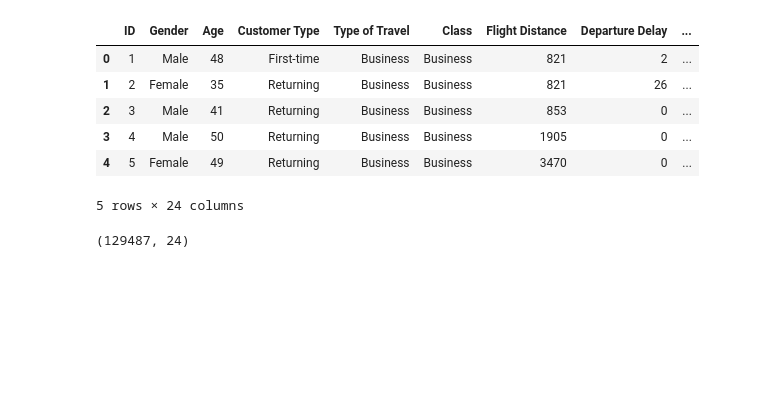
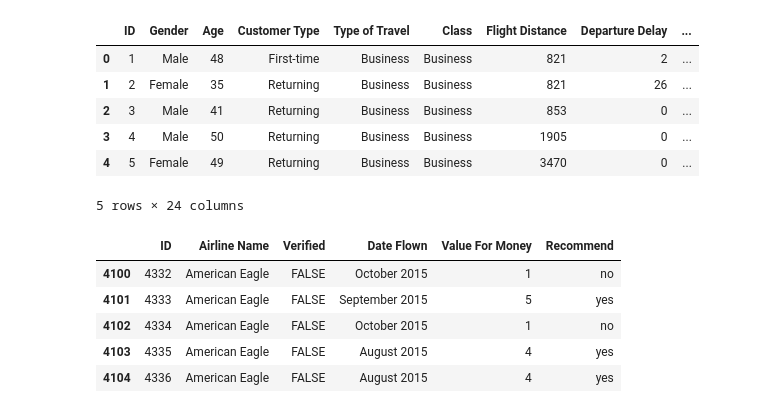
Before and after one commit to montholch/final, a Jupyter notebook: code/python/transform.ipynb, the cells around one changed output. Cells and saved outputs as stored; diff of their text form; code cells hidden in the pictures; blank space fills up the shorter version.

```diff
--- a/code/python/transform.ipynb
+++ b/code/python/transform.ipynb
@@ -27,8 +27,15 @@ df.head()
 | 3 | 4 | Male | 50 | Returning | Business | Business | 1905 | 0 | ... |
 | 4 | 5 | Female | 49 | Returning | Business | Business | 3470 | 0 | ... |
 5 rows × 24 columns
-# %%
-# View selected data shape
-df.shape
-# %% [output]
-(129487, 24)
+# %%
+# Retrieve airline comments from database
+select_command = "SELECT * FROM airline_comments"
+passenger_comment = pd.read_sql_query(select_command, engine)
+passenger_comment.tail()
+# %% [output]
+|  | ID | Airline Name | Verified | Date Flown | Value For Money | Recommend |
+| 4100 | 4332 | American Eagle | FALSE | October 2015 | 1 | no |
+| 4101 | 4333 | American Eagle | FALSE | September 2015 | 5 | yes |
+| 4102 | 4334 | American Eagle | FALSE | October 2015 | 1 | no |
+| 4103 | 4335 | American Eagle | FALSE | August 2015 | 4 | yes |
+| 4104 | 4336 | American Eagle | FALSE | August 2015 | 4 | yes |
```
Also changed, not shown: parts of 15 cells of this notebook, 1 other file.
